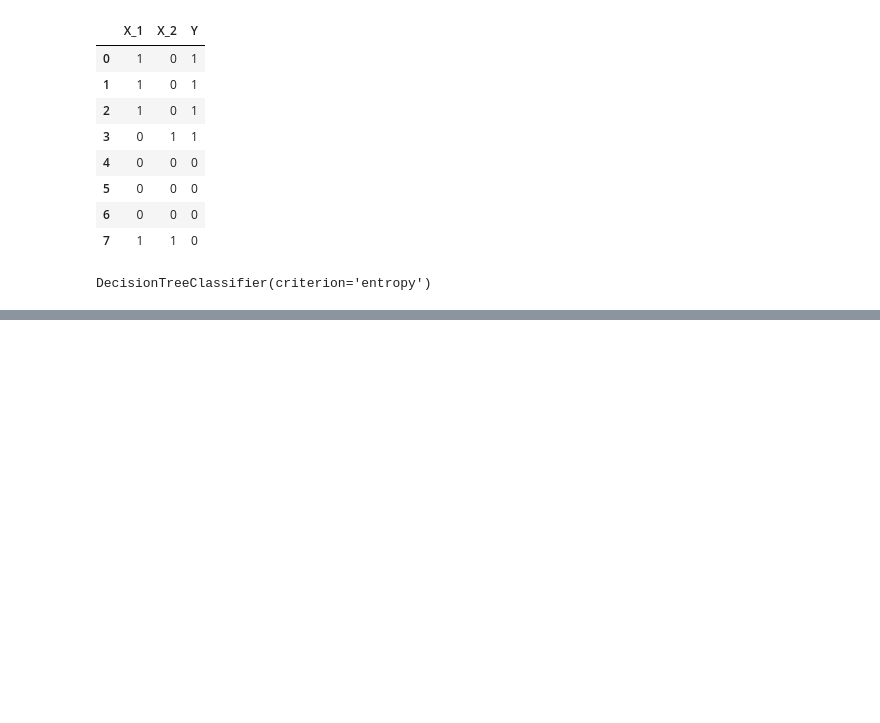
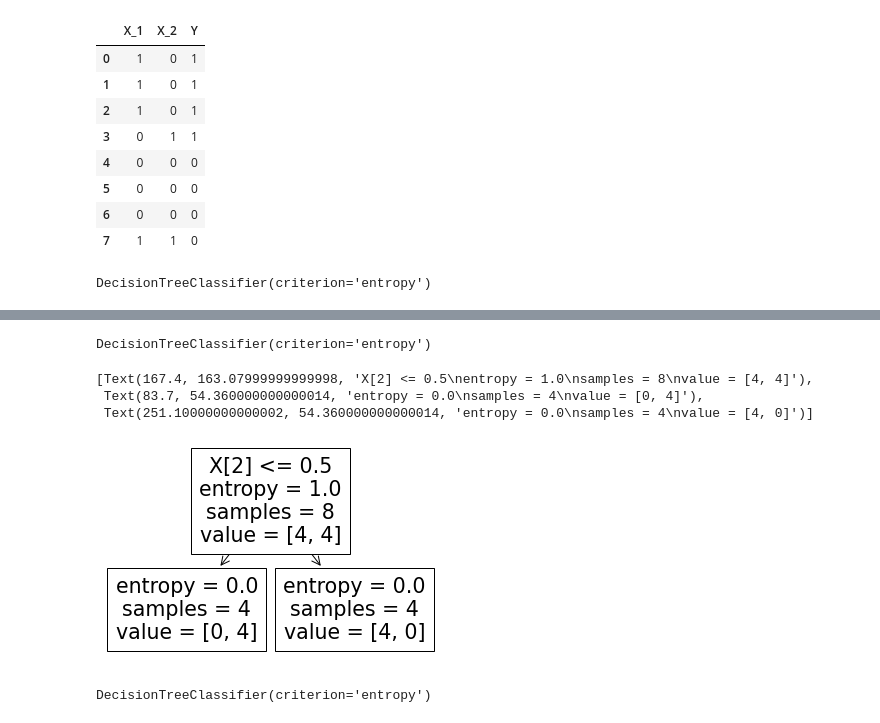
Before and after one commit to vasiljev-sr/MyJupyterNotebook, a Jupyter notebook: Stepik/Step 2/Decision Trees.ipynb, the cells around one changed output, grey strips where cells are left out. Saved outputs shown, nothing was run; the diff lists cells and outputs as text; code cells hidden in the pictures; blank space fills up the shorter version.

Commit message:
Упражнения для закрепления материала по решающим деревьям

```diff
--- a/Stepik/Step 2/Decision Trees.ipynb
+++ b/Stepik/Step 2/Decision Trees.ipynb
@@ -32,0 +44,5 @@ DecisionTreeClassifier(criterion='entropy')
+# %%
+df = pd.read_csv("dogs.csv")
+# %%
+df["Kind"] = [0,0,0,0,1,1,1,1]
+df
@@ -32,0 +59,14 @@ DecisionTreeClassifier(criterion='entropy')
+# %%
+X = df[['Шерстист','Гавкает','Лазает по деревьям']]
+Y = df['Вид']
+# %%
+clf.fit(X,Y)
+# %% [output]
+DecisionTreeClassifier(criterion='entropy')
+# %%
+tree.plot_tree(clf.fit(X,y))
+# %% [output]
+[Text(167.4, 163.07999999999998, 'X[2] <= 0.5\nentropy = 1.0\nsamples = 8\nvalue = [4, 4]'),
+ Text(83.7, 54.360000000000014, 'entropy = 0.0\nsamples = 4\nvalue = [0, 4]'),
+ Text(251.10000000000002, 54.360000000000014, 'entropy = 0.0\nsamples = 4\nvalue = [4, 0]')]
+[figure, added]
@@ -32,0 +77,4 @@ DecisionTreeClassifier(criterion='entropy')
+# %%
+clf.fit(X,Y)
+# %% [output]
+DecisionTreeClassifier(criterion='entropy')
```
Also changed, not shown: parts of 4 cells of this notebook, 3 other files.
